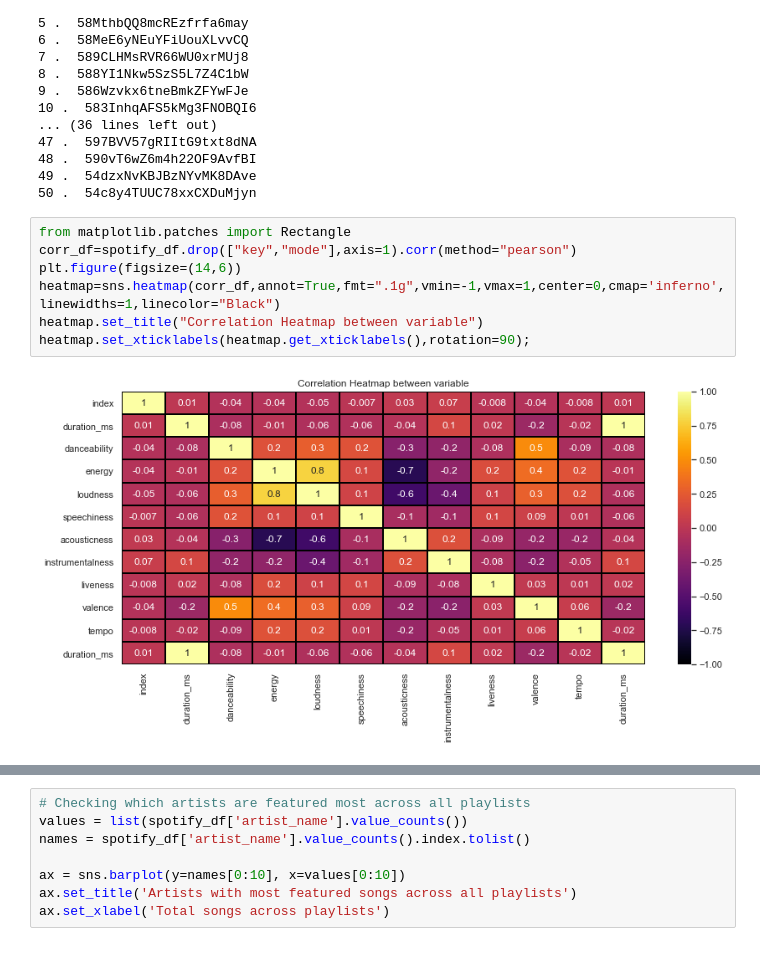
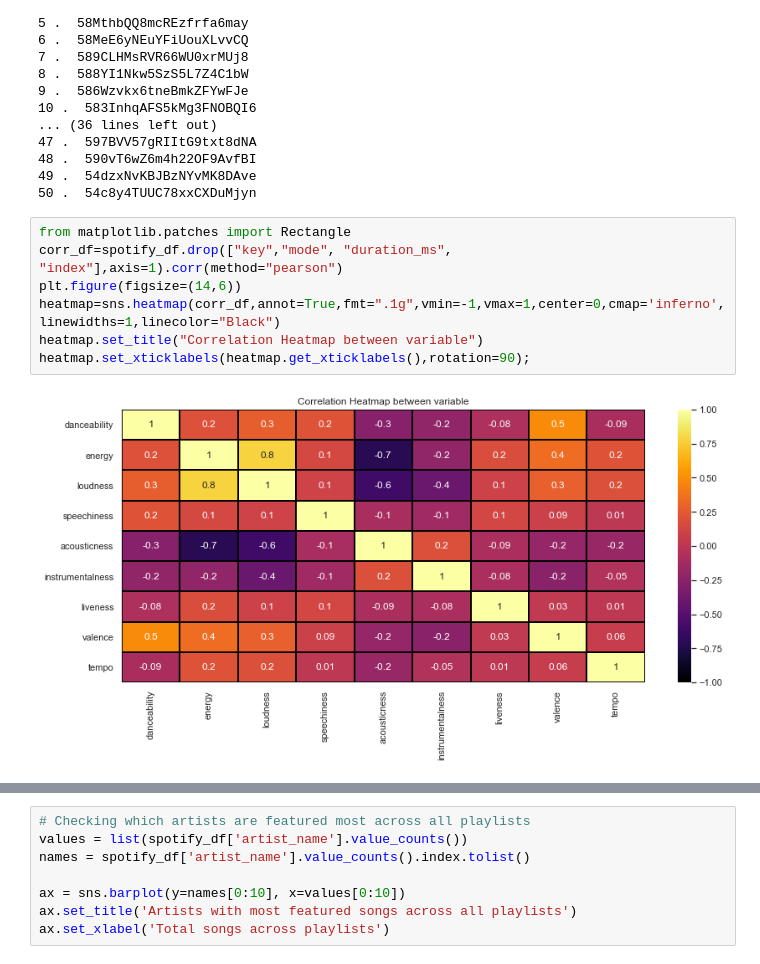
Before and after one commit to sumed-h/SpotifySongRecAudFeatures, a Jupyter notebook: Notebooks/jan13.ipynb, the cells around one changed output, grey strips where cells are left out. Saved outputs shown, nothing was run; the diff lists cells and outputs as text.

```diff
--- a/Notebooks/jan13.ipynb
+++ b/Notebooks/jan13.ipynb
@@ -952,10 +969,10 @@ Recommended Songs:
 50 .  54c8y4TUUC78xxCXDuMjyn
 # %%
 from matplotlib.patches import Rectangle
-corr_df=spotify_df.drop(["key","mode"],axis=1).corr(method="pearson")
+corr_df=spotify_df.drop(["key","mode", "duration_ms", "index"],axis=1).corr(method="pearson")
 plt.figure(figsize=(14,6))
 heatmap=sns.heatmap(corr_df,annot=True,fmt=".1g",vmin=-1,vmax=1,center=0,cmap='inferno',linewidths=1,linecolor="Black")
 heatmap.set_title("Correlation Heatmap between variable")
 heatmap.set_xticklabels(heatmap.get_xticklabels(),rotation=90);
 # %% [output]
-[figure, old version]
+[figure, new version]
```
Also changed, not shown: parts of 16 cells of this notebook.
